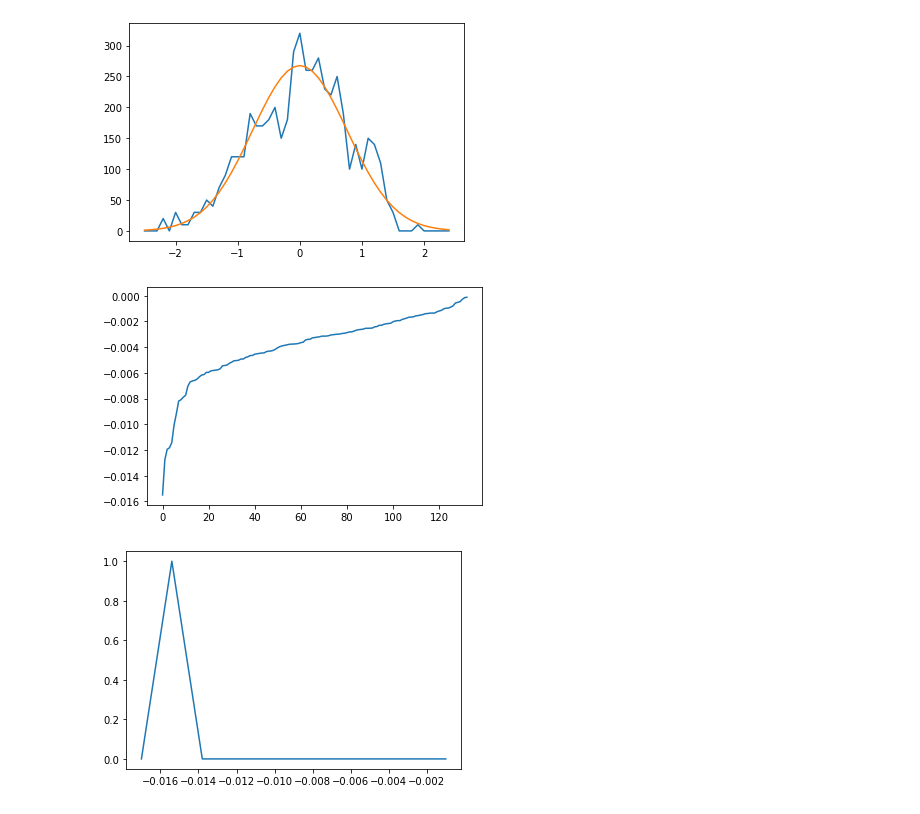
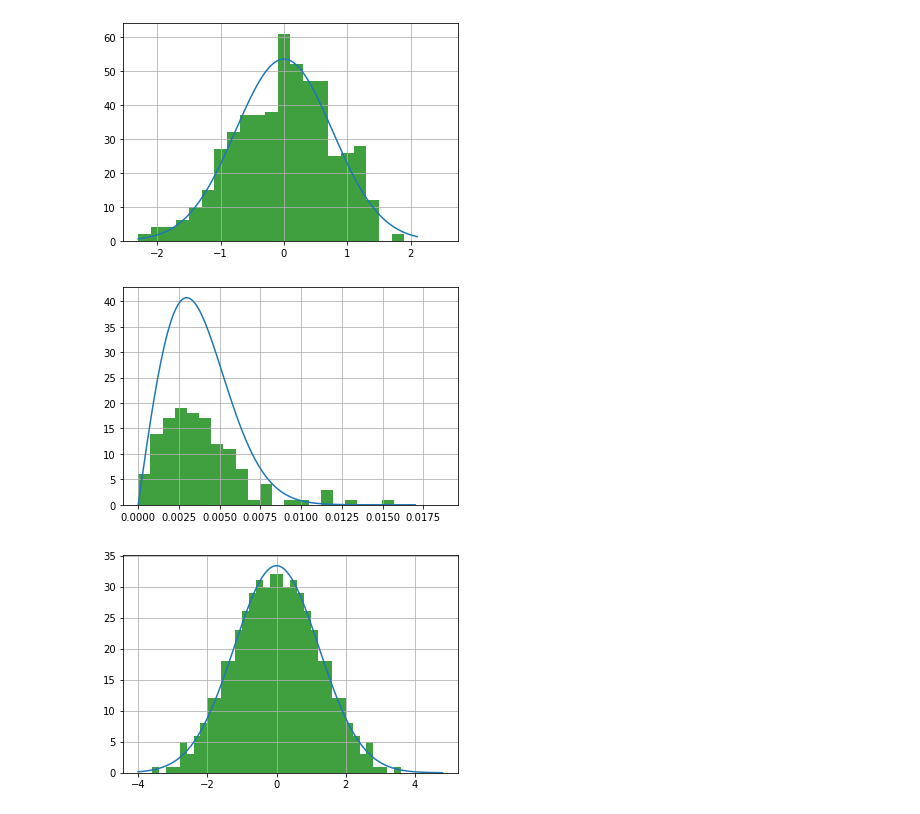
Before and after one commit to DecemberFlower/NMR_practice, a Jupyter notebook: 9.2.ipynb, the cells around one changed output. Drawn from its saved outputs; the diff is of its cells as text; code cells hidden in the pictures.

```diff
--- a/9.2.ipynb
+++ b/9.2.ipynb
@@ -19,0 +17,4 @@ SyntaxError: invalid syntax (<ipython-input-32-49d005bbc62e>, line 1)
+# %%
+def wd(x, N, Jz, Jp, hx, hz):
+    f = fit(0, N, Jz, Jp, hx, hz)
+    return pi / 2 * x * f ** 2 * np.exp(-pi / 4 * x ** 2 * f ** 2)
@@ -469,0 +460,8 @@ for i in range(len(b) - 1):
+# %%
+# the histogram of the data
+e = np.array([-2.3 + i * 0.02 for i in range(221)])
+plt.plot(e, fit(e, 9, 0.82, -0.41, 0.1, 0) / 5)
+b = np.array(b)
+plt.hist(b, bins = [-2.3 + i * 0.2 for i in range(25)], facecolor='g', alpha=0.75)
+plt.grid(True)
+plt.show()
@@ -526,39 +494,34 @@ for i in range(len(c) - 1):
+# %%
+# the histogram of the data
+e = np.array([-2.3 + i * 0.02 for i in range(221)])
+plt.plot(e, fit(e, 9, 0.82, -0.41, 0.1, 0.1) / 5)
+c = np.array(c)
+plt.hist(c, bins = [-2.3 + i * 0.2 for i in range(25)], facecolor='g', alpha=0.75)
+plt.grid(True)
+plt.show()
+# %% [output]
+[figure, added]
 # %%
-plt.plot(e, p)
-plt.plot(e, fit(e, 9, 0.82, -0.41, 0.1, 0.1))
-plt.show()
-s = sigma(9, 0.82, -0.41, 0.1, 0) / 3
+c1 = []
+for i in range(len(c) - 1):
+    c1.append((c[i] - c[i + 1]))
+s = sigma(9, 0.82, -0.41, 0.1, 0.1) / 3
 k = 0
 l = 0
 for i in range(len(c)):
     if (c[i] < -s):
         k = i
     if (c[i] > s):
         l = i
         break
-delta = 0
-for i in range(len(c1)):
-    delta += abs(c1[i])
-delta /= (len(c1) * 5)
+delta = 1 / fit(0, 9, 0.82, -0.41, 0.1, 0.1) / 5
 c1 = c1[k:l]
 e1 = e[k:l]
-c1 = np.sort(c1)
-plt.plot(c1)
+c1 = -np.sort(c1)
+e = np.array([i * 0.0001 for i in range(171)])
+plt.plot(e, wd(e, 9, 0.82, -0.41, 0.1, 0.1) / 5)
+plt.hist(c1, bins = [i * delta for i in range(int(0.02 / delta))], facecolor='g', alpha=0.75)
+plt.grid(True)
 plt.show()
-pn = []
-en = []
-for i in range(int(0.018 / delta)):
-    x = -0.017 + i * delta
-    m = 0
-    j = 0
-    while ((c1[j] > x - delta / 2) and (c1[j] < x + delta / 2) and j < len(c1) - 1):
-        m += 1
-        j += 1
-    pn = np.append(pn, m)
-    en = np.append(en, x)
-plt.plot(en, pn)
-plt.show()
 # %% [output]
-[figure, old version]
+[figure, new version]
-[figure, removed]
-[figure, removed]
@@ -582 +528,11 @@ for i in range(len(d) - 1):
+# %%
+# the histogram of the data
+e = np.array([-4 + i * 0.02 for i in range(441)])
+plt.plot(e, fit(e, 9, 0, 0, 1, 1) / 5)
+d = np.array(d)
+plt.hist(d, bins = [-4 + i * 0.2 for i in range(41)], facecolor='g', alpha=0.75)
+plt.grid(True)
+plt.show()
+# %% [output]
+[figure, added]
 # %%
```
Also changed, not shown: parts of 22 cells of this notebook.
